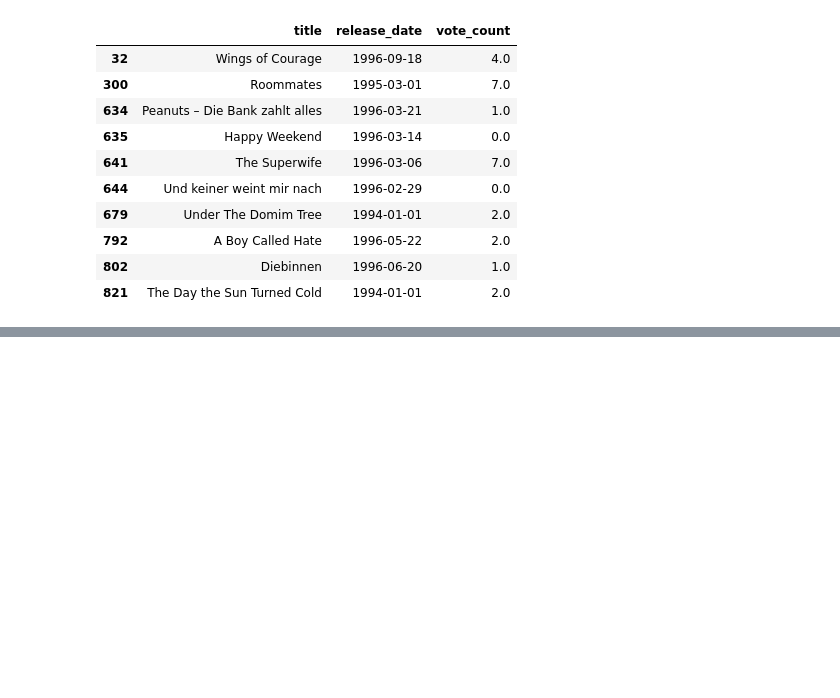
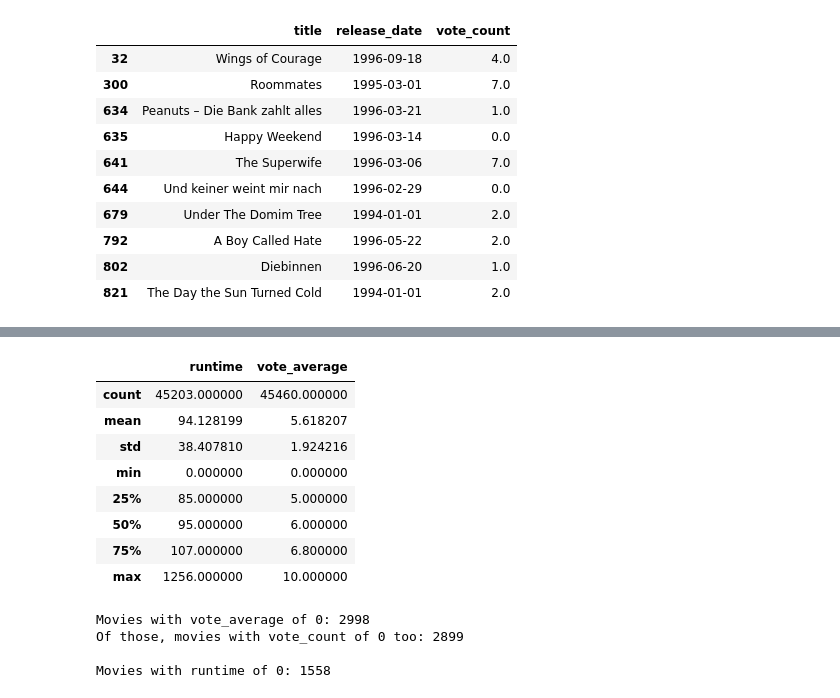
Before and after one commit to leajadaa/movie-recommender, a Jupyter notebook: notebooks/01_eda.ipynb, the cells around one changed output, grey strips where cells are left out. Cells and saved outputs as stored; diff of their text form; code cells hidden in the pictures; blank space fills up the shorter version.

```diff
--- a/notebooks/01_eda.ipynb
+++ b/notebooks/01_eda.ipynb
@@ -241,0 +377,22 @@ movies[movies['overview'].isna()][['title', 'release_date', 'vote_count']].head(
+# %%
+movies[['runtime', 'vote_average']].describe()
+# %% [output]
+|  | runtime | vote_average |
+| count | 45203.000000 | 45460.000000 |
+| mean | 94.128199 | 5.618207 |
+| std | 38.407810 | 1.924216 |
+| min | 0.000000 | 0.000000 |
+| 25% | 85.000000 | 5.000000 |
+| 50% | 95.000000 | 6.000000 |
+| 75% | 107.000000 | 6.800000 |
+| max | 1256.000000 | 10.000000 |
+# %%
+print("Movies with vote_average of 0:", (movies['vote_average'] == 0).sum())
+print("Of those, movies with vote_count of 0 too:", ((movies['vote_average'] == 0) & (movies['vote_count'] == 0)).sum())
+
+print("\nMovies with runtime of 0:", (movies['runtime'] == 0).sum())
+# %% [output]
+Movies with vote_average of 0: 2998
+Of those, movies with vote_count of 0 too: 2899
+
+Movies with runtime of 0: 1558
```
Also changed, not shown: parts of 16 cells of this notebook.
